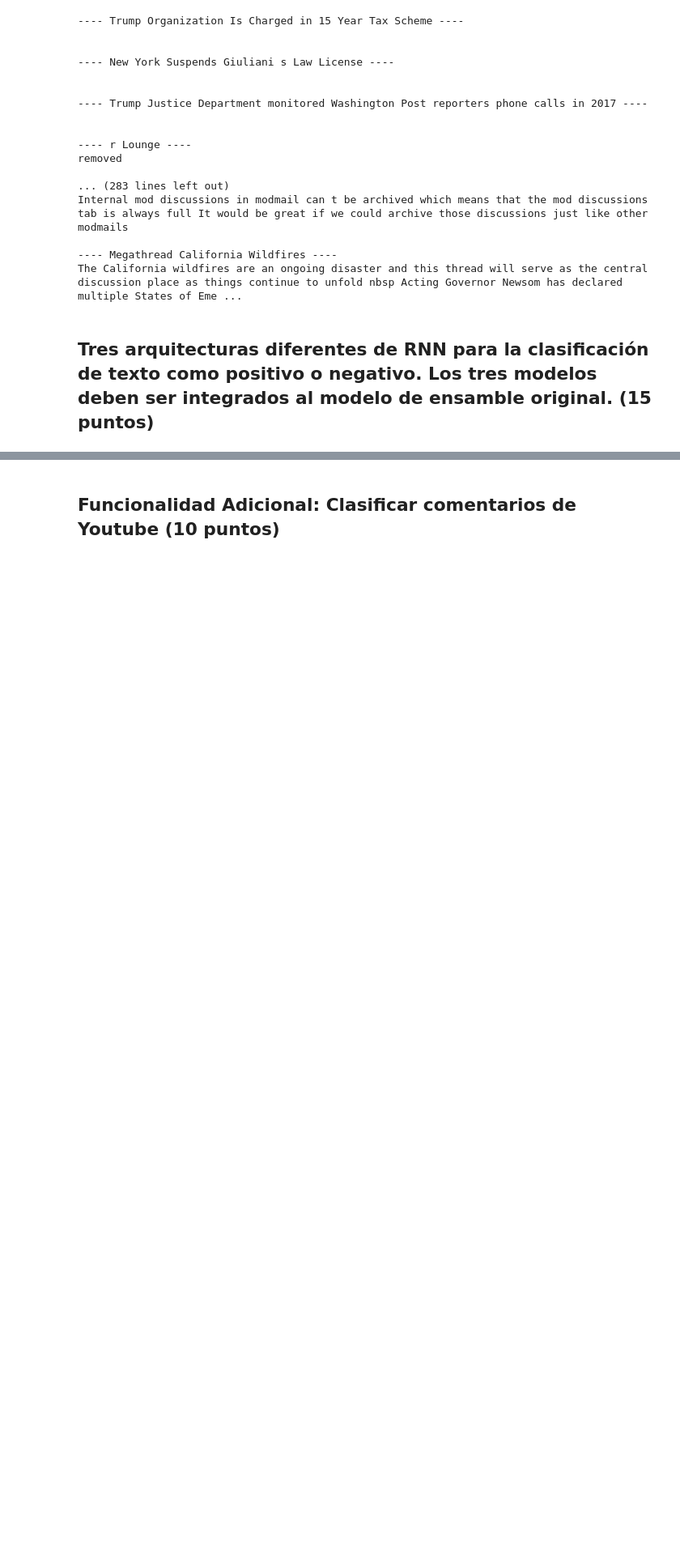
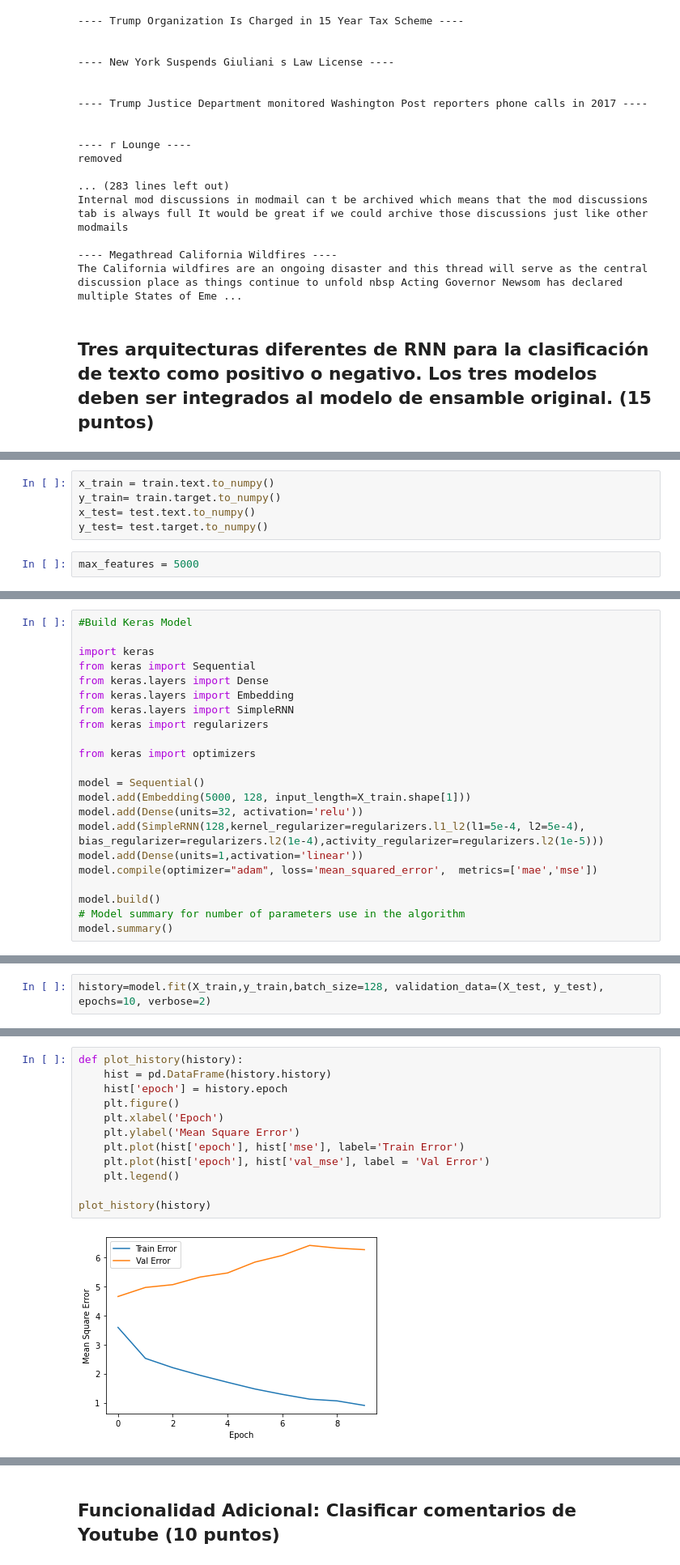
Before and after one commit to Donsr97/integrador2, a Jupyter notebook: Integrador_2.ipynb, the cells around one changed output, grey strips where cells are left out. Shown: that part at 81% size. Drawn from its saved outputs; the diff is of its cells as text; blank space fills up the shorter version.

```diff
--- a/Integrador_2.ipynb
+++ b/Integrador_2.ipynb
@@ -436,0 +556,7 @@ The California wildfires are an ongoing disaster and this thread will serve as t
+# %%
+x_train = train.text.to_numpy()
+y_train= train.target.to_numpy()
+x_test= test.text.to_numpy()
+y_test= test.target.to_numpy()
+# %%
+max_features = 5000
@@ -436,0 +575,22 @@ The California wildfires are an ongoing disaster and this thread will serve as t
+# %%
+#Build Keras Model
+
+import keras
+from keras import Sequential
+from keras.layers import Dense
+from keras.layers import Embedding
+from keras.layers import SimpleRNN
+from keras import regularizers
+
+from keras import optimizers
+
+model = Sequential()
+model.add(Embedding(5000, 128, input_length=X_train.shape[1]))
+model.add(Dense(units=32, activation='relu'))
+model.add(SimpleRNN(128,kernel_regularizer=regularizers.l1_l2(l1=5e-4, l2=5e-4), bias_regularizer=regularizers.l2(1e-4),activity_regularizer=regularizers.l2(1e-5)))
+model.add(Dense(units=1,activation='linear'))
+model.compile(optimizer="adam", loss='mean_squared_error',  metrics=['mae','mse'])
+
+model.build()
+# Model summary for number of parameters use in the algorithm
+model.summary()
@@ -436,0 +614,2 @@ The California wildfires are an ongoing disaster and this thread will serve as t
+# %%
+history=model.fit(X_train,y_train,batch_size=128, validation_data=(X_test, y_test), epochs=10, verbose=2)
@@ -436,0 +634,14 @@ The California wildfires are an ongoing disaster and this thread will serve as t
+# %%
+def plot_history(history):
+    hist = pd.DataFrame(history.history)
+    hist['epoch'] = history.epoch
+    plt.figure()
+    plt.xlabel('Epoch')
+    plt.ylabel('Mean Square Error')
+    plt.plot(hist['epoch'], hist['mse'], label='Train Error')
+    plt.plot(hist['epoch'], hist['val_mse'], label = 'Val Error')
+    plt.legend()
+
+plot_history(history)
+# %% [output]
+[figure, added]
```
Also changed, not shown: parts of 27 cells of this notebook.
